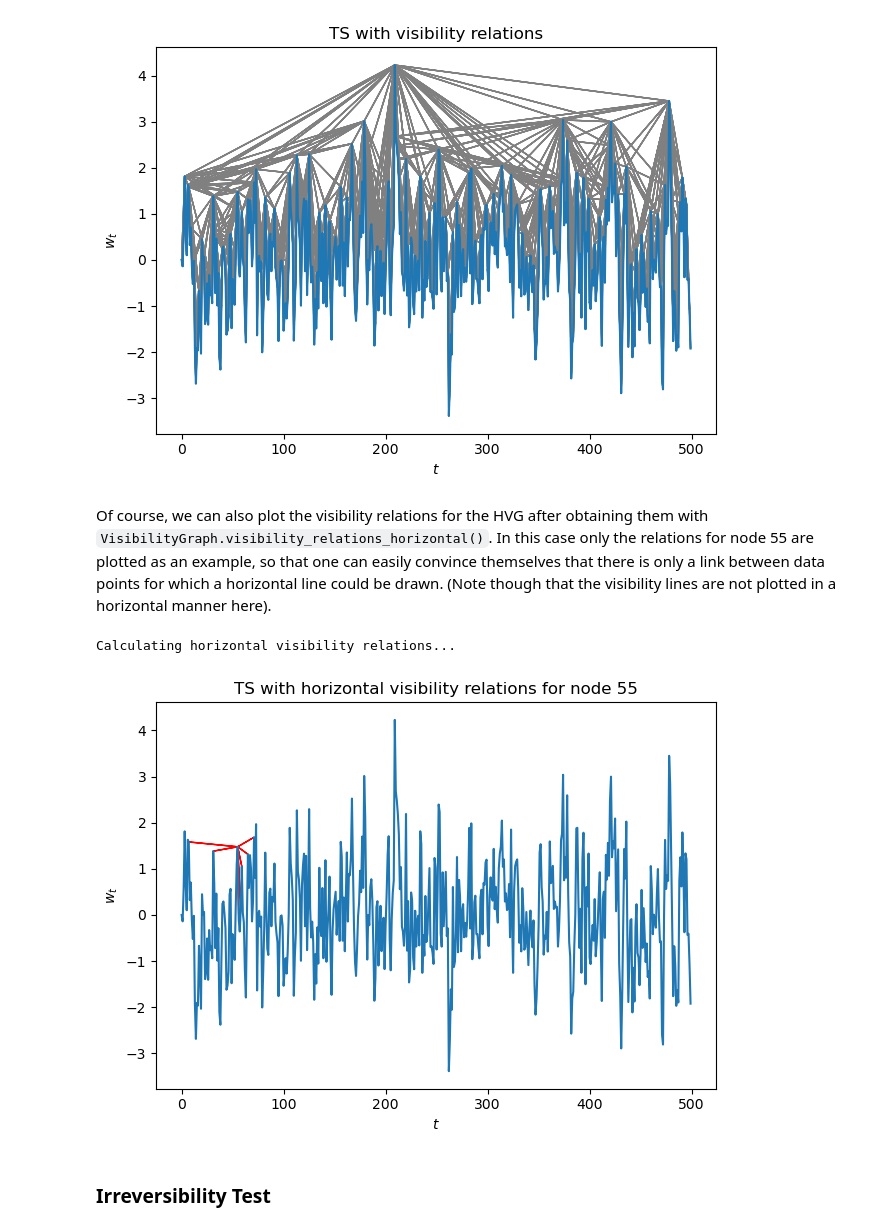
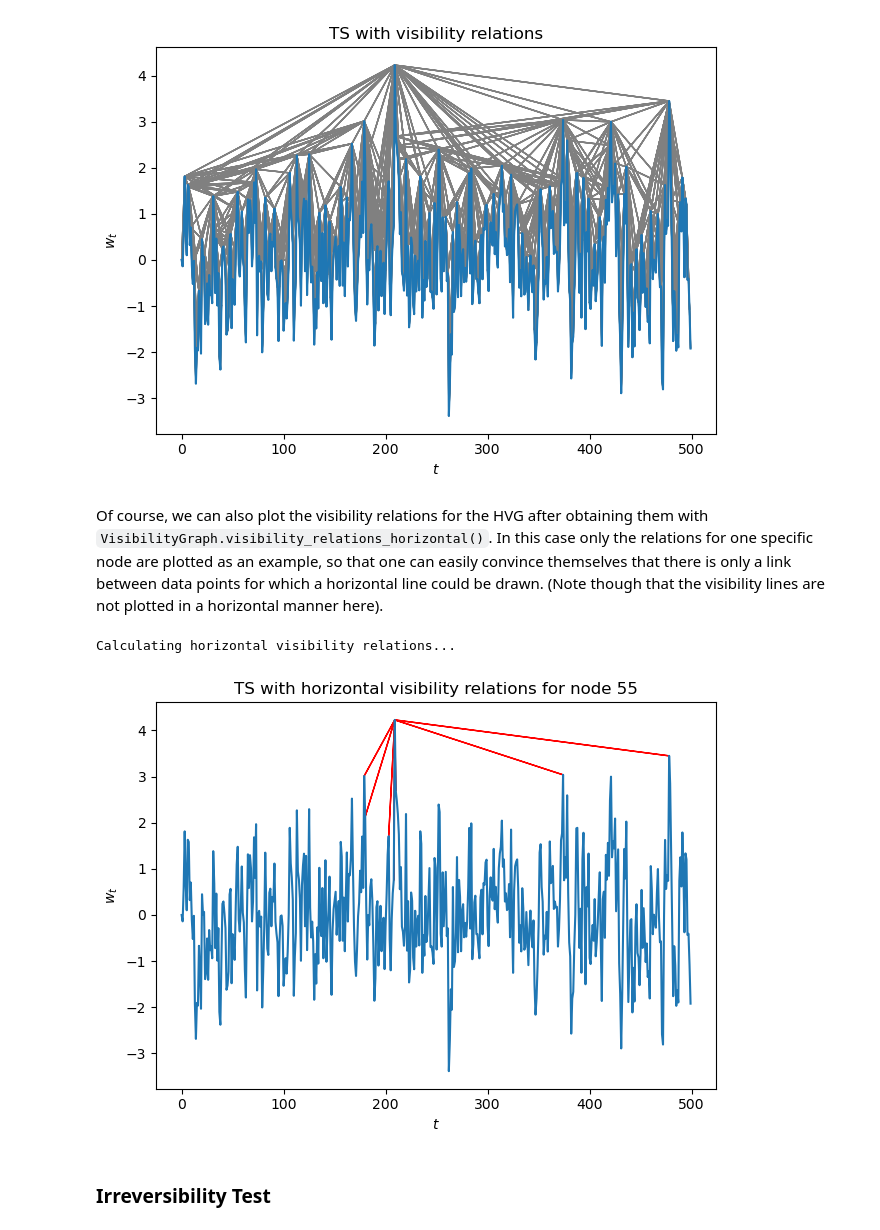
Before and after one commit to pik-copan/pyunicorn, a Jupyter notebook: notebooks/tutorial_VisibilityGraphs.ipynb, the cells around one changed output. Saved outputs shown, nothing was run; the diff lists cells and outputs as text; code cells hidden in the pictures.

```diff
--- a/notebooks/tutorial_VisibilityGraphs.ipynb
+++ b/notebooks/tutorial_VisibilityGraphs.ipynb
@@ -94,14 +96,14 @@ Now we construct an object of class VisibilityGraph. Note the keyword `horizonta
 # %%
-VG = VisibilityGraph(w_t, horizontal = False) # creating object
-print(VG)
+VG1 = VisibilityGraph(w_t, horizontal = False) # creating object
+print(VG1)
 # %% [output]
 Calculating visibility relations...
 VisibilityGraph: time series shape (5000,).
 InteractingNetworks:
 Network: undirected, 5000 nodes, 16703 links, link density 0.001.
 # %%
-HVG = VisibilityGraph(w_t, horizontal = True)
-print(HVG)
+HVG1 = VisibilityGraph(w_t, horizontal = True)
+print(HVG1)
 # %% [output]
 Calculating horizontal visibility relations...
 VisibilityGraph: time series shape (5000,).
@@ -112,7 +114,7 @@ It can be illustrative to plot the visibility relations for the VG for better un
 # %%
 # obtain the visibilty relations as an narray with boolean values
 # i.e. Trure: two data points are "visible" to each other
-visibility_relations = VG.visibility_relations()
+visibility_relations = VG1.visibility_relations()
 cutoff = int(N/10)
 fig = plt.figure()
 ax = plt.plot(t[:cutoff], w_t[:cutoff]) # zooming in a bit
@@ -130,26 +132,26 @@ plt.show()
 Calculating visibility relations...
 [figure]
 # %% [markdown]
-Of course, we can also plot the visibility relations for the HVG after obtaining them with `VisibilityGraph.visibility_relations_horizontal()`. In this case only the relations for node 55 are plotted as an example, so that one can easily convince themselves that there is only a link between data points for which a horizontal line could be drawn. (Note though that the visibility lines are not plotted in a horizontal manner here).
+Of course, we can also plot the visibility relations for the HVG after obtaining them with `VisibilityGraph.visibility_relations_horizontal()`. In this case only the relations for one specific node are plotted as an example, so that one can easily convince themselves that there is only a link between data points for which a horizontal line could be drawn. (Note though that the visibility lines are not plotted in a horizontal manner here).
 # %%
-visibility_relations_horizontal = HVG.visibility_relations_horizontal()
+visibility_relations_horizontal = HVG1.visibility_relations_horizontal()
 cutoff = int(N/10)
 fig = plt.figure()
 ax = plt.plot(t[:cutoff], w_t[:cutoff]) # zooming in a bit
 ax = plt.xlabel("$t$")
 ax = plt.ylabel("$w_t$")
 ax = plt.title("TS with horizontal visibility relations for node 55")
 fig.tight_layout()
 
-i = 55 # only plot the nodes visible to node 55
+i = 209 # only plot the nodes visible to node 209
 for k in range(cutoff):
     if visibility_relations_horizontal[i][k]:
         ax = plt.arrow(i, w_t[i], (k-i), (w_t[k]-w_t[i]), color='red')
 
 plt.show()
 # %% [output]
 Calculating horizontal visibility relations...
-[figure, old version]
+[figure, new version]
 # %% [markdown]
 ### Irreversibility Test
 # %% [markdown]
```
Also changed, not shown: parts of 18 cells of this notebook, 1 other file.
